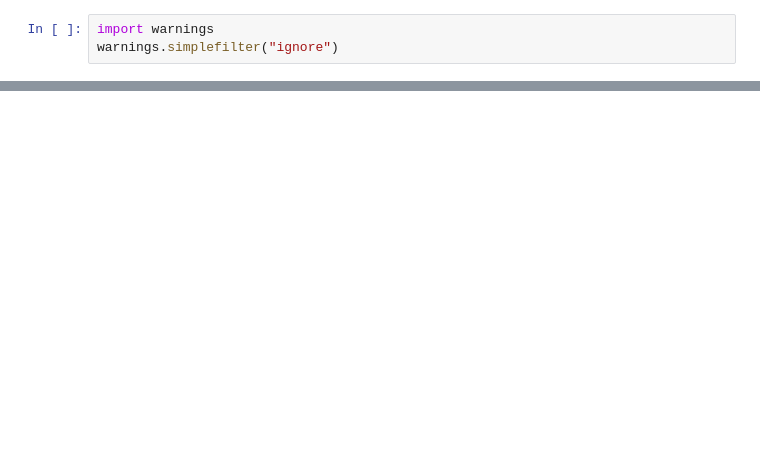
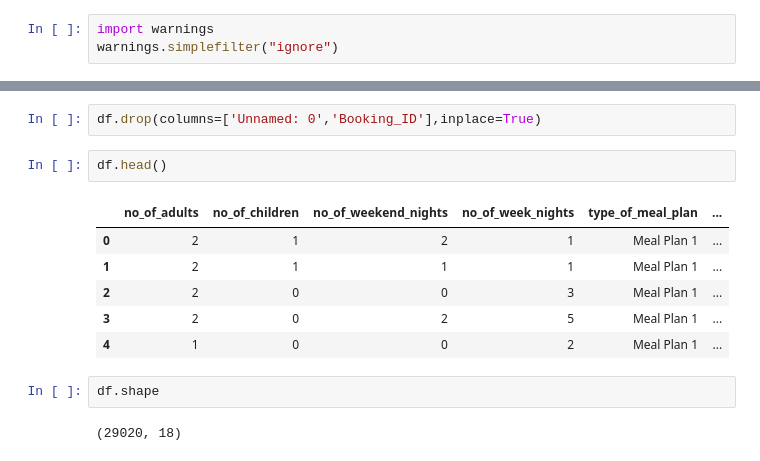
Before and after one commit to yasiruLakruwan/MLOPS-Hotel-Reservaiton-prediction, a Jupyter notebook: notebook/notebook.ipynb, the cells around one changed output, grey strips where cells are left out. Saved outputs shown, nothing was run; the diff lists cells and outputs as text; blank space fills up the shorter version.

```diff
--- a/notebook/notebook.ipynb
+++ b/notebook/notebook.ipynb
@@ -28,0 +50,15 @@ warnings.simplefilter("ignore")
+# %%
+df.drop(columns=['Unnamed: 0','Booking_ID'],inplace=True)
+# %%
+df.head()
+# %% [output]
+|  | no_of_adults | no_of_children | no_of_weekend_nights | no_of_week_nights | type_of_meal_plan | ... |
+| 0 | 2 | 1 | 2 | 1 | Meal Plan 1 | ... |
+| 1 | 2 | 1 | 1 | 1 | Meal Plan 1 | ... |
+| 2 | 2 | 0 | 0 | 3 | Meal Plan 1 | ... |
+| 3 | 2 | 0 | 2 | 5 | Meal Plan 1 | ... |
+| 4 | 1 | 0 | 0 | 2 | Meal Plan 1 | ... |
+# %%
+df.shape
+# %% [output]
+(29020, 18)
```
Also changed, not shown: parts of 19 cells of this notebook.
